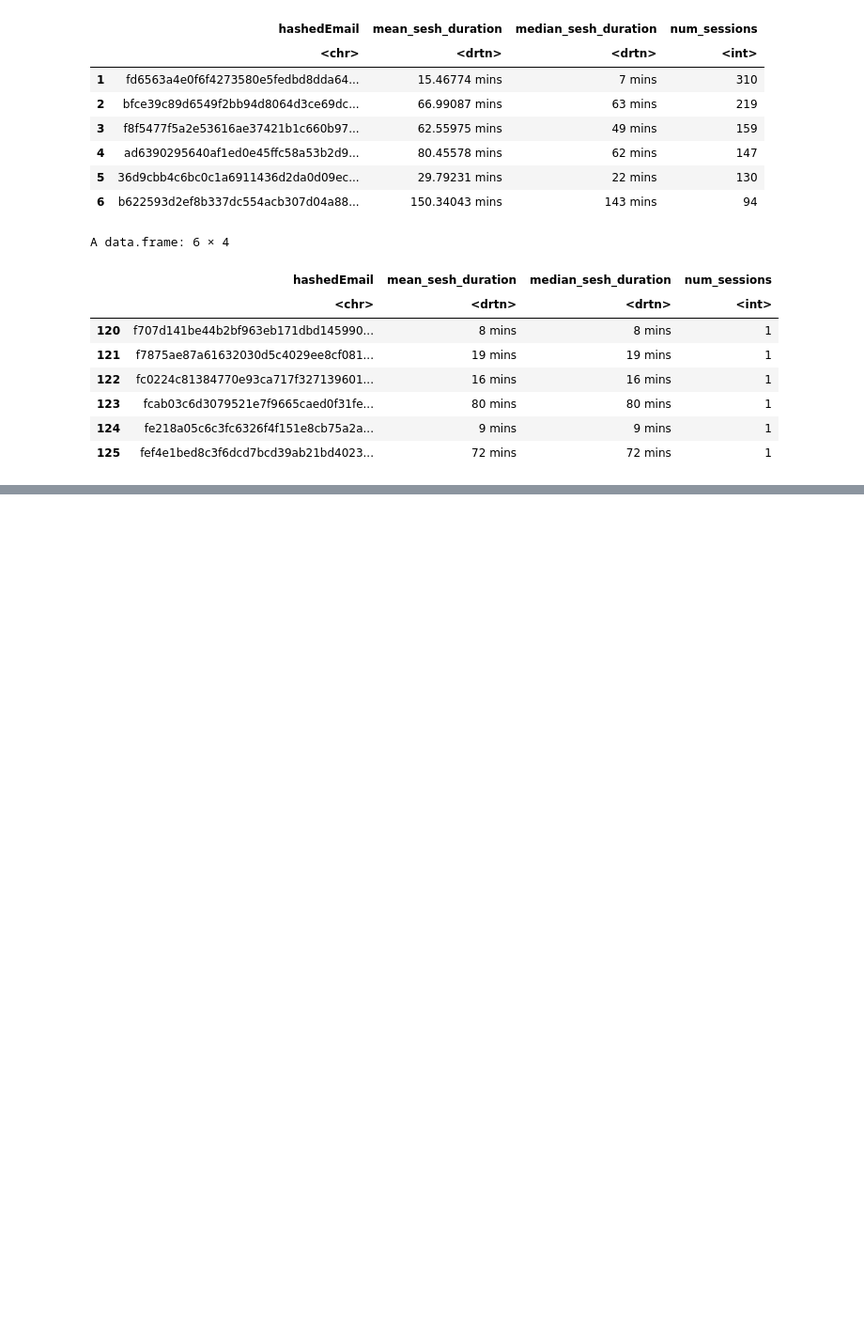
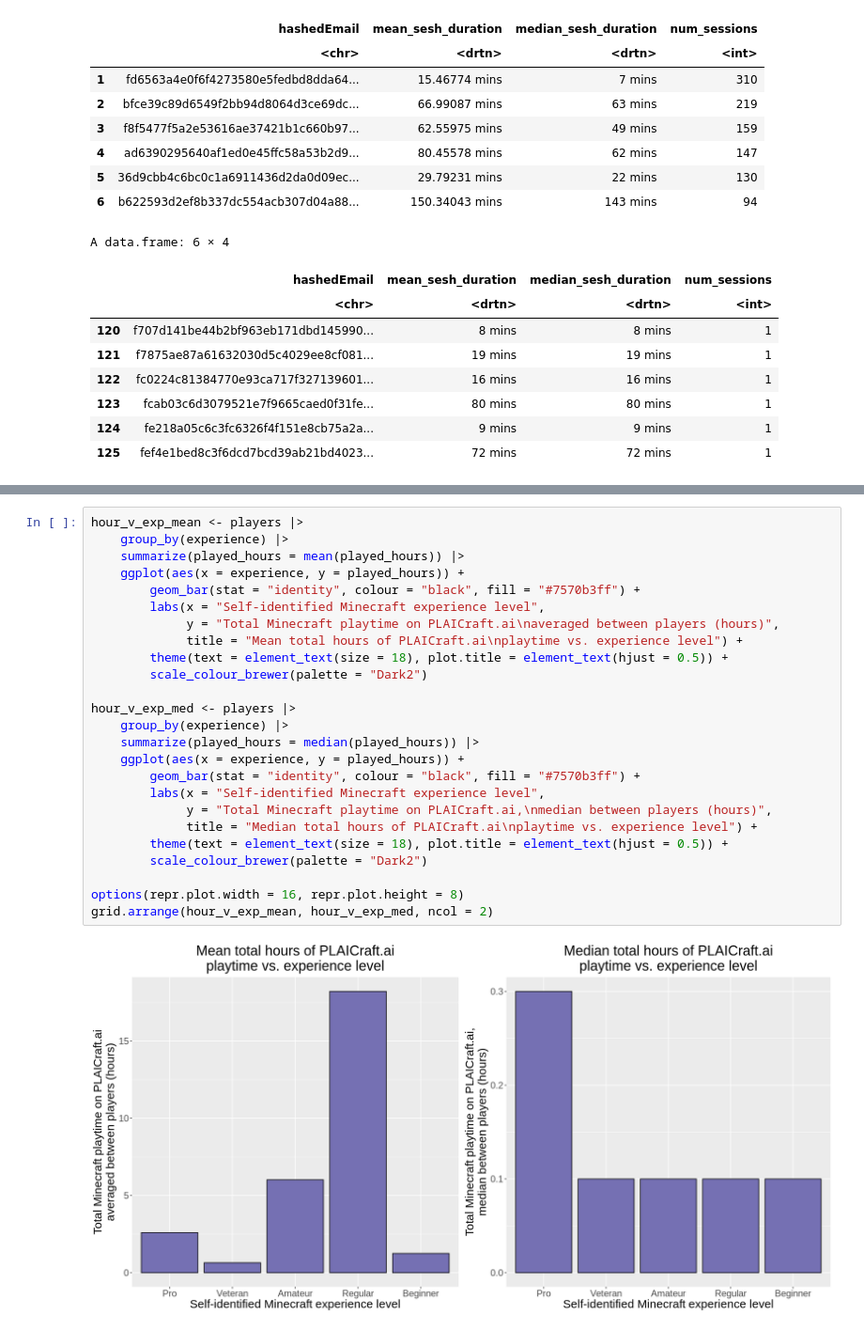
Before and after one commit to angelicaa-p/project_final_report_group, a Jupyter notebook: project_preamble_ac.ipynb, the cells around one changed output, grey strips where cells are left out. Shown at 94% size. Saved outputs shown, nothing was run; the diff lists cells and outputs as text; blank space fills up the shorter version.

```diff
--- a/project_preamble_ac.ipynb
+++ b/project_preamble_ac.ipynb
@@ -426,0 +516,27 @@ played_hours_cutoff
+# %%
+hour_v_exp_mean <- players |>
+    group_by(experience) |>
+    summarize(played_hours = mean(played_hours)) |>
+    ggplot(aes(x = experience, y = played_hours)) +
+        geom_bar(stat = "identity", colour = "black", fill = "#7570b3ff") +
+        labs(x = "Self-identified Minecraft experience level",
+             y = "Total Minecraft playtime on PLAICraft.ai\naveraged between players (hours)",
+             title = "Mean total hours of PLAICraft.ai\nplaytime vs. experience level") +
+        theme(text = element_text(size = 18), plot.title = element_text(hjust = 0.5)) +
+        scale_colour_brewer(palette = "Dark2")
+
+hour_v_exp_med <- players |>
+    group_by(experience) |>
+    summarize(played_hours = median(played_hours)) |>
+    ggplot(aes(x = experience, y = played_hours)) +
+        geom_bar(stat = "identity", colour = "black", fill = "#7570b3ff") +
+        labs(x = "Self-identified Minecraft experience level",
+             y = "Total Minecraft playtime on PLAICraft.ai,\nmedian between players (hours)",
+             title = "Median total hours of PLAICraft.ai\nplaytime vs. experience level") +
+        theme(text = element_text(size = 18), plot.title = element_text(hjust = 0.5)) +
+        scale_colour_brewer(palette = "Dark2")
+
+options(repr.plot.width = 16, repr.plot.height = 8)
+grid.arrange(hour_v_exp_mean, hour_v_exp_med, ncol = 2)
+# %% [output]
+[figure, added]
```
Also changed, not shown: parts of 50 cells of this notebook.
